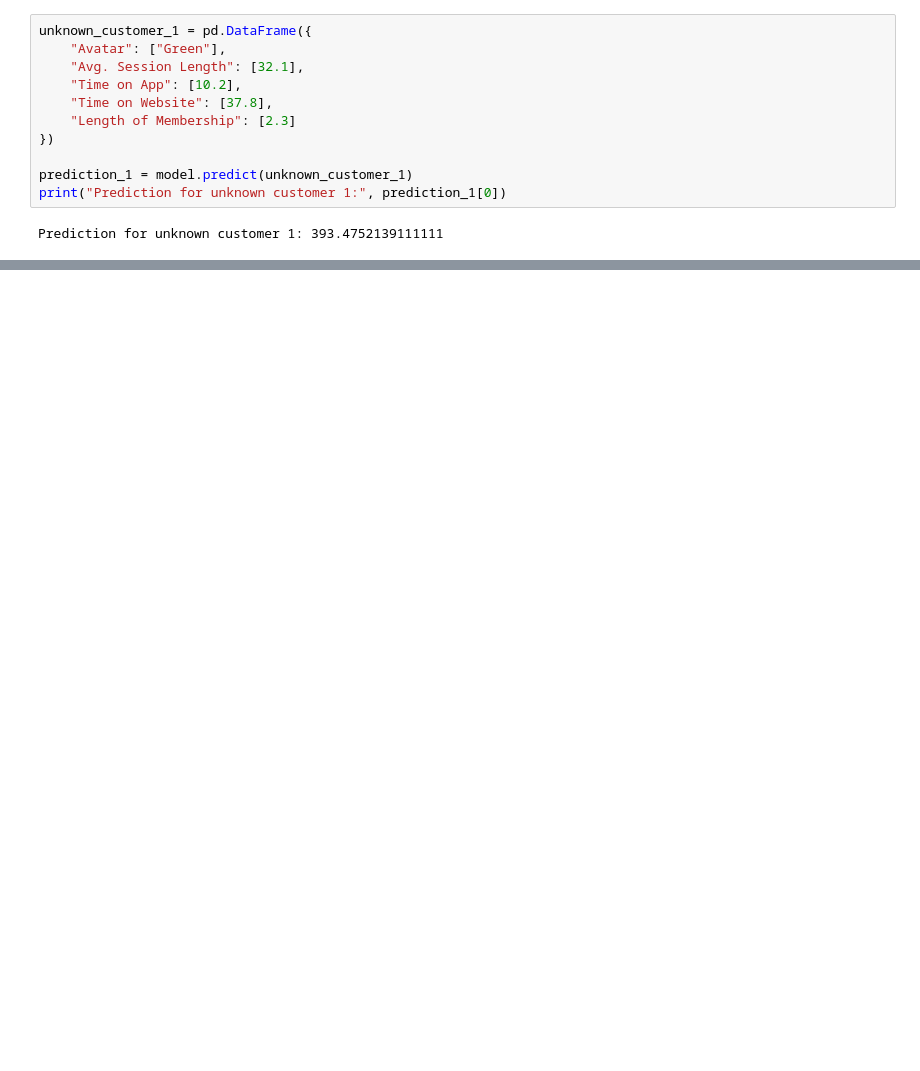
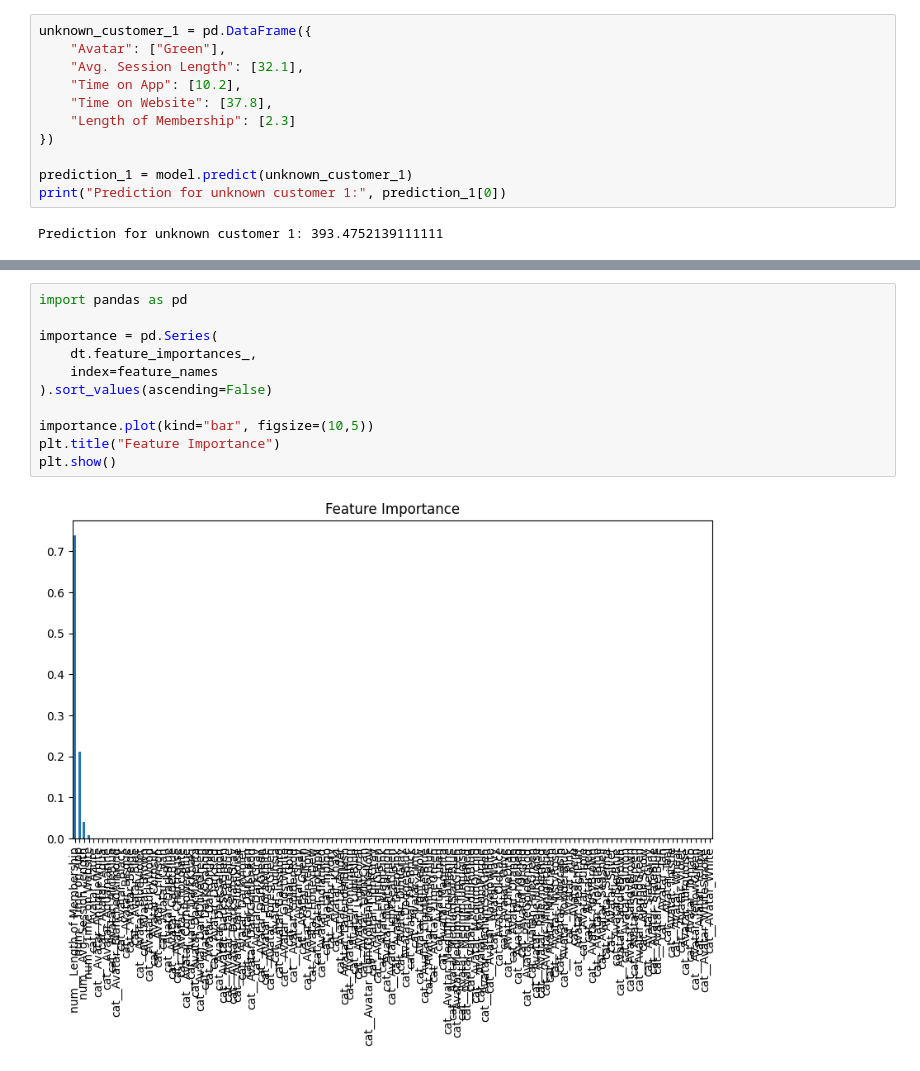
Before and after one commit to coder-Basundhara/Inhouse-training-projects, a Jupyter notebook: InhouseIntershipselfproject.ipynb, the cells around one changed output, grey strips where cells are left out. Drawn from its saved outputs; the diff is of its cells as text; blank space fills up the shorter version.

```diff
--- a/InhouseIntershipselfproject.ipynb
+++ b/InhouseIntershipselfproject.ipynb
@@ -309,0 +189,13 @@ mv: cannot stat '/content/InhouseIntershipselfproject.ipynb': No such file or di
+# %%
+import pandas as pd
+
+importance = pd.Series(
+    dt.feature_importances_,
+    index=feature_names
+).sort_values(ascending=False)
+
+importance.plot(kind="bar", figsize=(10,5))
+plt.title("Feature Importance")
+plt.show()
+# %% [output]
+[figure, added]
```
Also changed, not shown: parts of 23 cells of this notebook.
